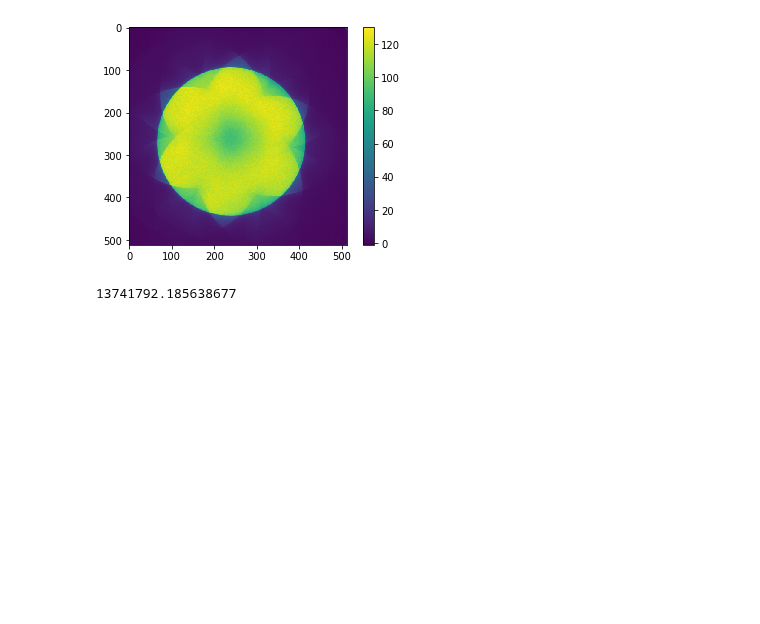
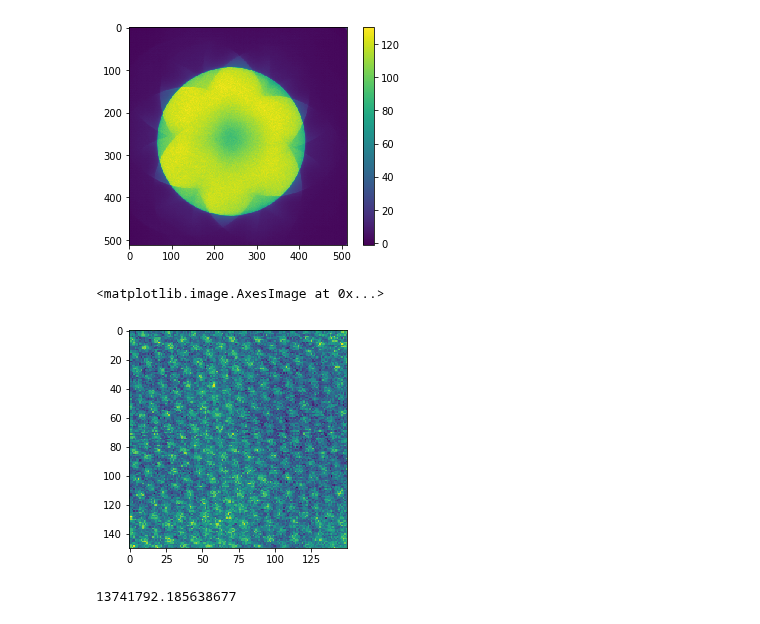
Before and after one commit to CY-Zhang/PyProcessingCodes, a Jupyter notebook: Quant4DSTEM/CBEDmatching_WS2.ipynb, the cells around one changed output. Drawn from its saved outputs; the diff is of its cells as text; code cells hidden in the pictures; blank space fills up the shorter version.

Commit message:
New script and revision to make figures for detector workshop.

```diff
--- a/Quant4DSTEM/CBEDmatching_WS2.ipynb
+++ b/Quant4DSTEM/CBEDmatching_WS2.ipynb
@@ -36,13 +36,30 @@ for ix in range(rx):
         frame = np.load(Path+'npy/'+Name+'_'+format(filenum,'05')+'.npy')
         PACBED = PACBED + frame
 # %%
-Path = '/srv/home/chenyu/DEbackup/062819/S3/'
-PACBED = np.load(Path + 'PACBED.npy')
+path = '/srv/home/chenyu/DEbackup/2019/062819/S3/'
+PACBED = np.load(path + 'PACBED.npy')
 plt.imshow(PACBED)
 plt.colorbar()
 # %% [output]
 <matplotlib.colorbar.Colorbar at 0x...>
 [figure]
+# %%
+file_HAADF = [image for image in os.listdir(path) if '_Preview' in image]
+file_HAADF = file_HAADF[0]
+with open(path +  file_HAADF) as csvfile:
+    file=csv.reader(open(path+file_HAADF,'r'))
+    n=[]
+    for row in file:
+        n.append(row)
+
+HAADFarray = np.transpose(np.asarray(n))
+HAADFarray = np.squeeze(HAADFarray)
+HAADFarray = HAADFarray.astype(np.float)
+HAADFarray = np.reshape(HAADFarray,(150,150))
+plt.imshow(HAADFarray)
+# %% [output]
+<matplotlib.image.AxesImage at 0x...>
+[figure, added]
 # %%
 # Calculate mean scan profile from blank scan
 
```
Also changed, not shown: parts of 1 cell of this notebook, 2 other files.
